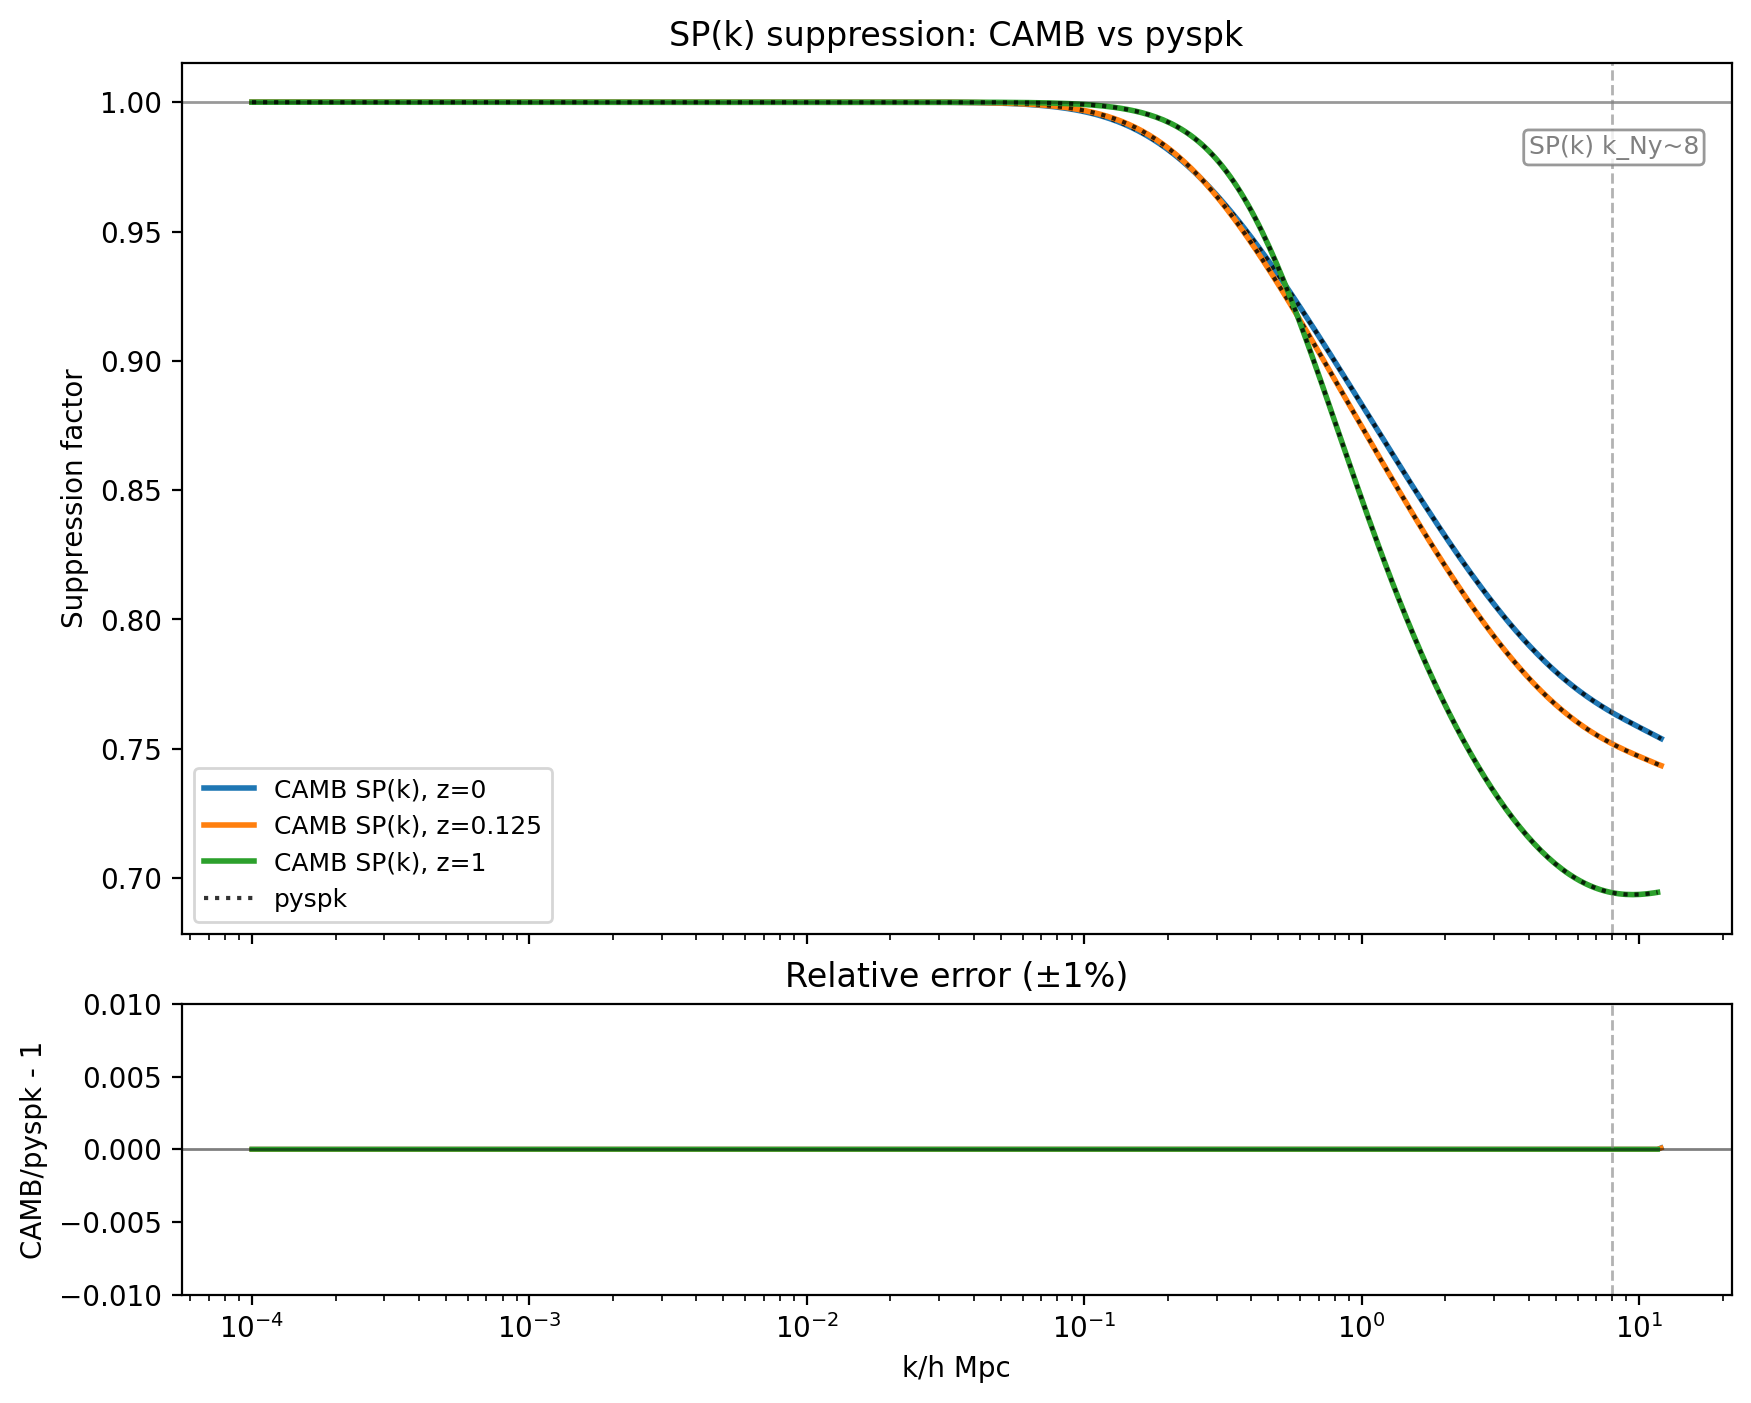
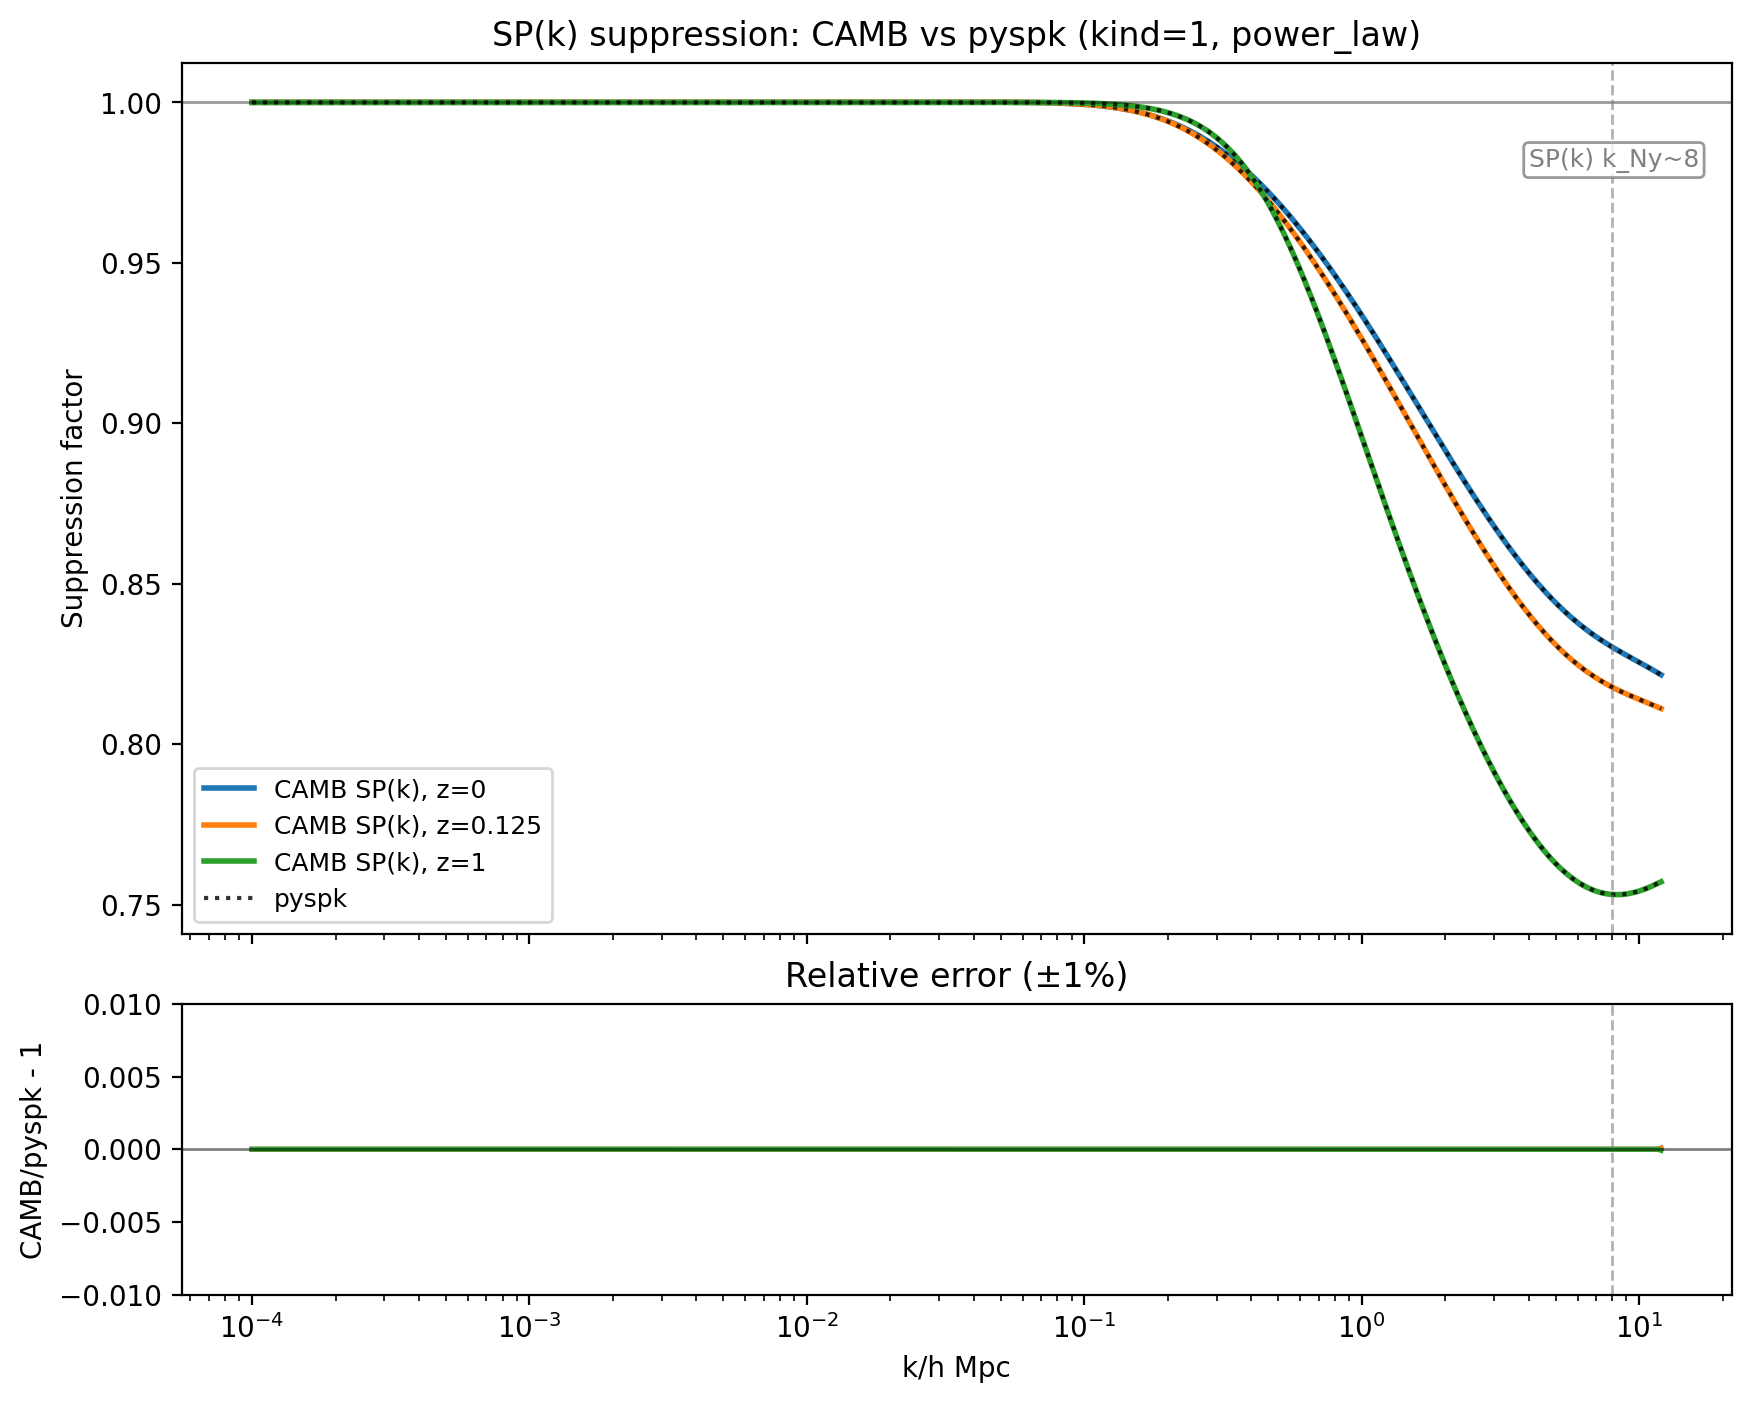
The change to this notebook cell's code, shown as a diff; its figure went from the first image to the second:
--- before
+++ after
@@ -1,3 +1,4 @@
 # Verify suppression factor against pyspk and show implementation error
+# kind=1 (power_law) has no cosmology dependence — no cosmo object needed
 pyspk_sup_list = []
 for redshift in z:
@@ -7,7 +8,6 @@
         fb_a=0.4,
         fb_pow=0.3,
-        fb_pivot=1e14,
+        fb_pivot=10**13.5,
         k_array=kh0,
-        errors=False,
         verbose=False,
     )
@@ -18,11 +18,15 @@
 mask_plot = kh0 <= k_compare_max
 
-fig2, (ax2, ax3) = plt.subplots(
+fig2, axes2 = plt.subplots(
     2,
     1,
     figsize=(10, 8),
     sharex=True,
+    squeeze=False,
     gridspec_kw={"height_ratios": [3, 1], "hspace": 0.12},
 )
+ax2 = axes2[0, 0]
+ax3 = axes2[1, 0]
+
 colors = ["C0", "C1", "C2"]
 camb_handles = []
@@ -50,5 +54,5 @@
 ax2.axhline(1.0, color="k", lw=1, alpha=0.4)
 ax2.set_ylabel("Suppression factor")
-ax2.set_title("SP(k) suppression: CAMB vs pyspk")
+ax2.set_title("SP(k) suppression: CAMB vs pyspk (kind=1, power_law)")
 if pyspk_handle is not None:
     ax2.legend(handles=[*camb_handles, pyspk_handle], loc="lower left", fontsize=9)

Commit: Update SPK demo